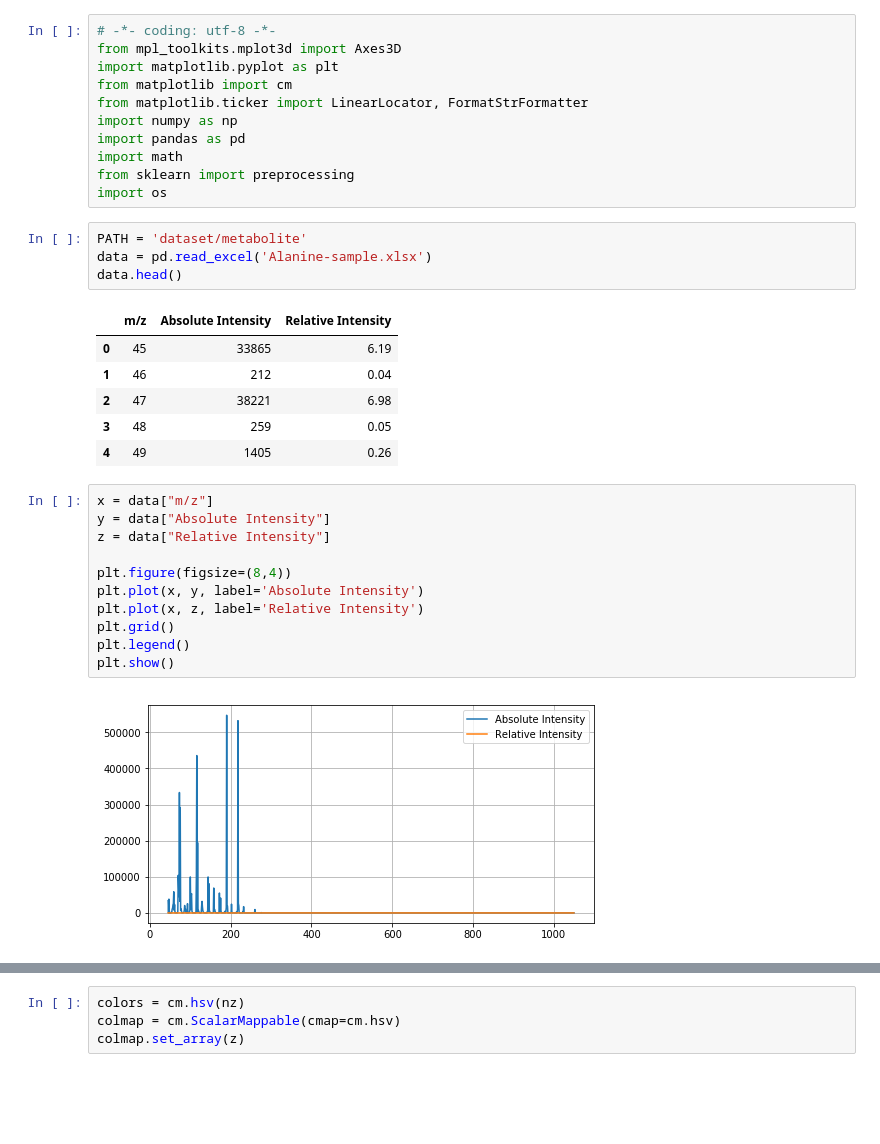
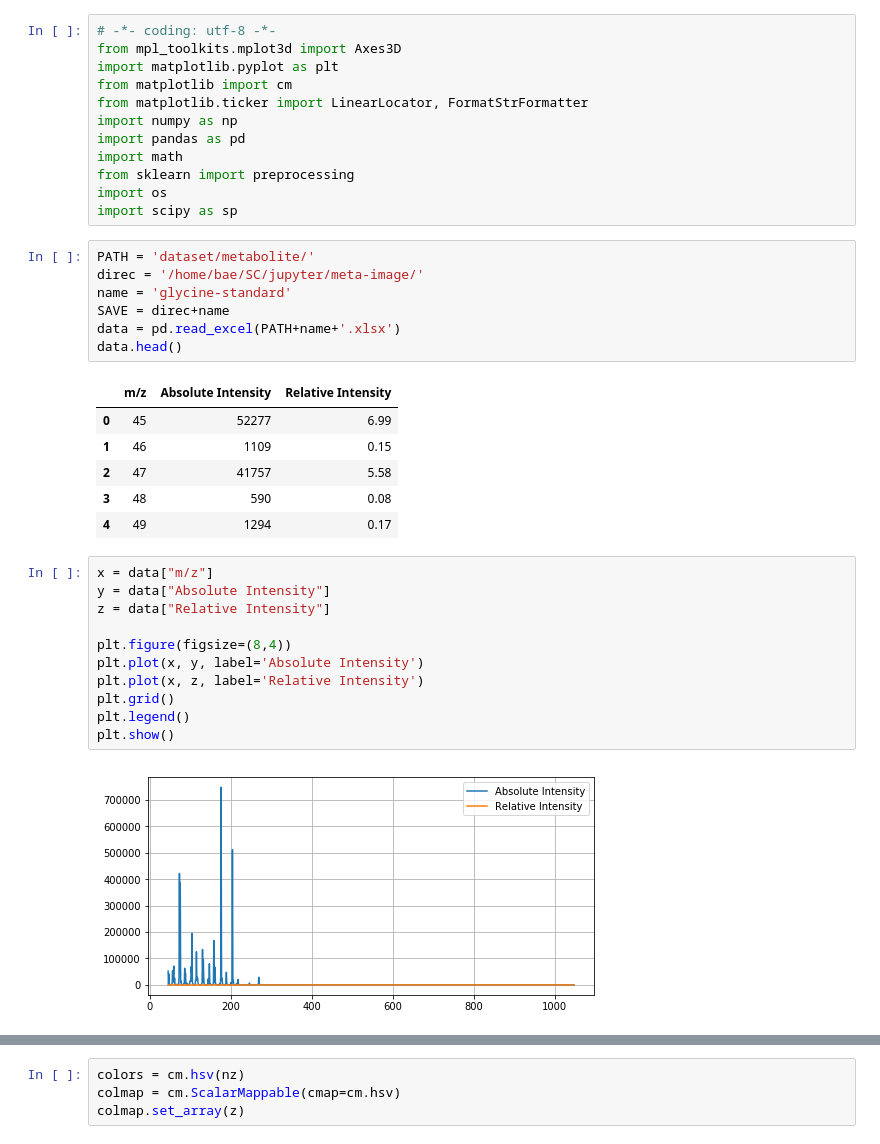
Before and after one commit to SH-Bae94/SC, a Jupyter notebook: jupyter/multivariate_normal_3D.ipynb, the cells around one changed output, grey strips where cells are left out. Cells and saved outputs as stored; diff of their text form; blank space fills up the shorter version.

```diff
--- a/jupyter/multivariate_normal_3D.ipynb
+++ b/jupyter/multivariate_normal_3D.ipynb
@@ -9,17 +9,21 @@ import pandas as pd
 import math
 from sklearn import preprocessing
 import os
+import scipy as sp
 # %%
-PATH = 'dataset/metabolite'
-data = pd.read_excel('Alanine-sample.xlsx')
+PATH = 'dataset/metabolite/'
+direc = '/home/bae/SC/jupyter/meta-image/'
+name = 'glycine-standard'
+SAVE = direc+name
+data = pd.read_excel(PATH+name+'.xlsx')
 data.head()
 # %% [output]
 |  | m/z | Absolute Intensity | Relative Intensity |
-| 0 | 45 | 33865 | 6.19 |
-| 1 | 46 | 212 | 0.04 |
-| 2 | 47 | 38221 | 6.98 |
-| 3 | 48 | 259 | 0.05 |
-| 4 | 49 | 1405 | 0.26 |
+| 0 | 45 | 52277 | 6.99 |
+| 1 | 46 | 1109 | 0.15 |
+| 2 | 47 | 41757 | 5.58 |
+| 3 | 48 | 590 | 0.08 |
+| 4 | 49 | 1294 | 0.17 |
 # %%
 x = data["m/z"]
 y = data["Absolute Intensity"]
@@ -32,7 +36,7 @@ plt.grid()
 plt.legend()
 plt.show()
 # %% [output]
-[figure, old version]
+[figure, new version]
 # %%
 x = data["m/z"]
 y = data["Absolute Intensity"]
```
Also changed, not shown: parts of 13 cells of this notebook.
